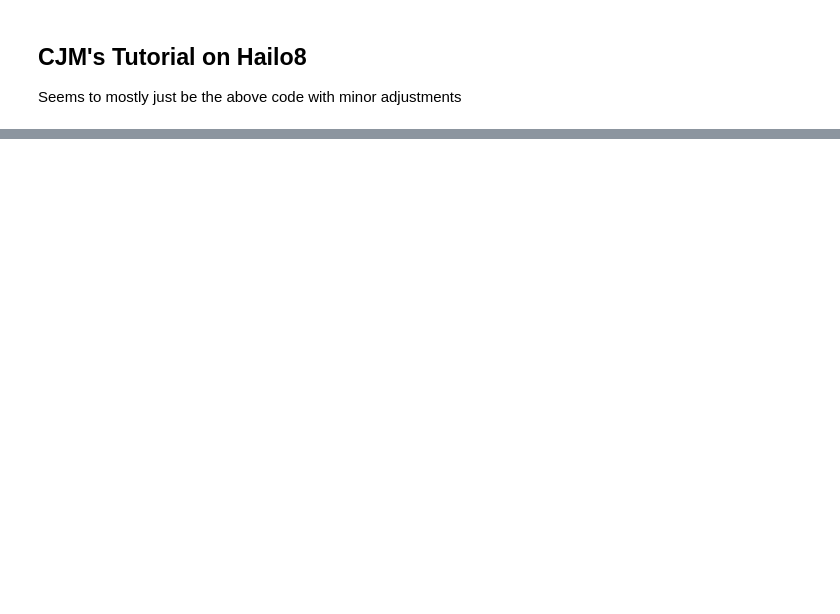
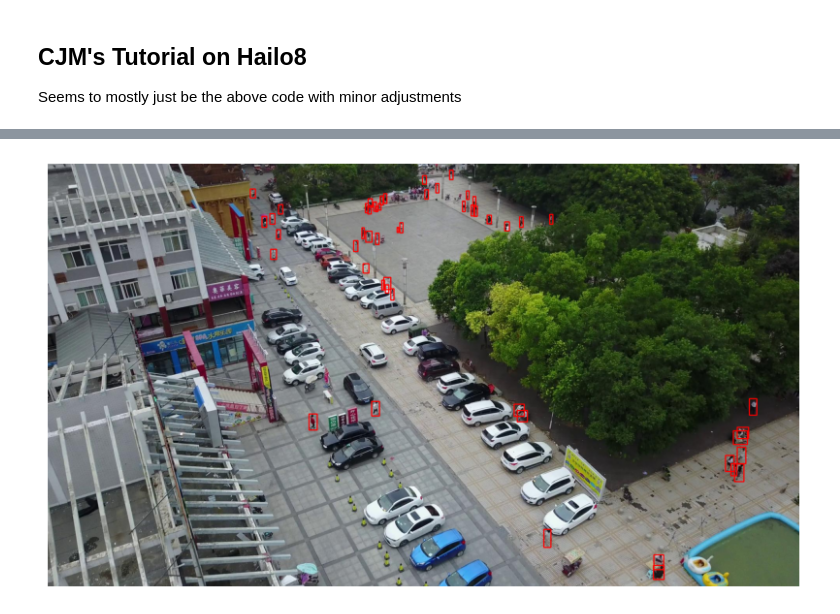
Before and after one commit to trap-fish/uav-human-detection, a Jupyter notebook: hailo-ai/notebooks/HRT_2_Infer_Pipeline_Inference_Tutorial.ipynb, the cells around one changed output, grey strips where cells are left out. Saved outputs shown, nothing was run; the diff lists cells and outputs as text; code cells hidden in the pictures; blank space fills up the shorter version.

```diff
--- a/hailo-ai/notebooks/HRT_2_Infer_Pipeline_Inference_Tutorial.ipynb
+++ b/hailo-ai/notebooks/HRT_2_Infer_Pipeline_Inference_Tutorial.ipynb
@@ -385,0 +507,11 @@ anns_json = batch_detections_to_json(xywh)
+# %%
+rootdir = '/home/trap-fish/uav-human-detection/datasets/filtered/visdrone_humans/val/images/'
+gt_filepath = "/home/trap-fish/uav-human-detection/hailo-ai/shared_with_docker/visdrone/annotations_VisDroneHumans_val.json"
+with open(gt_filepath, 'r') as f:
+    gt_anns = json.load(f)
+    f.close()
+
+gt_anns = gt_anns["annotations"]
+plot_annotations(rootdir, gt_anns, 8, (1,2))
+# %% [output]
+[figure, added]
```
Also changed, not shown: parts of 17 cells of this notebook.
